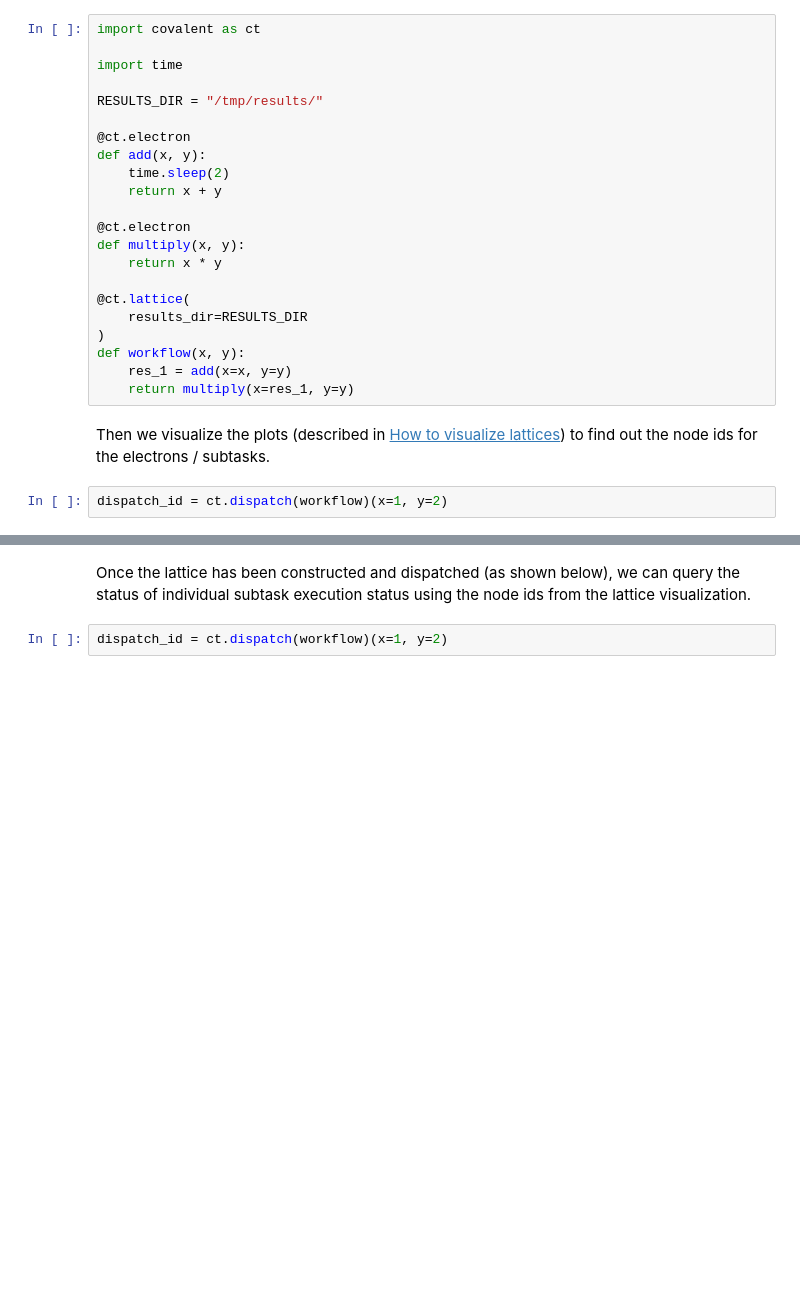
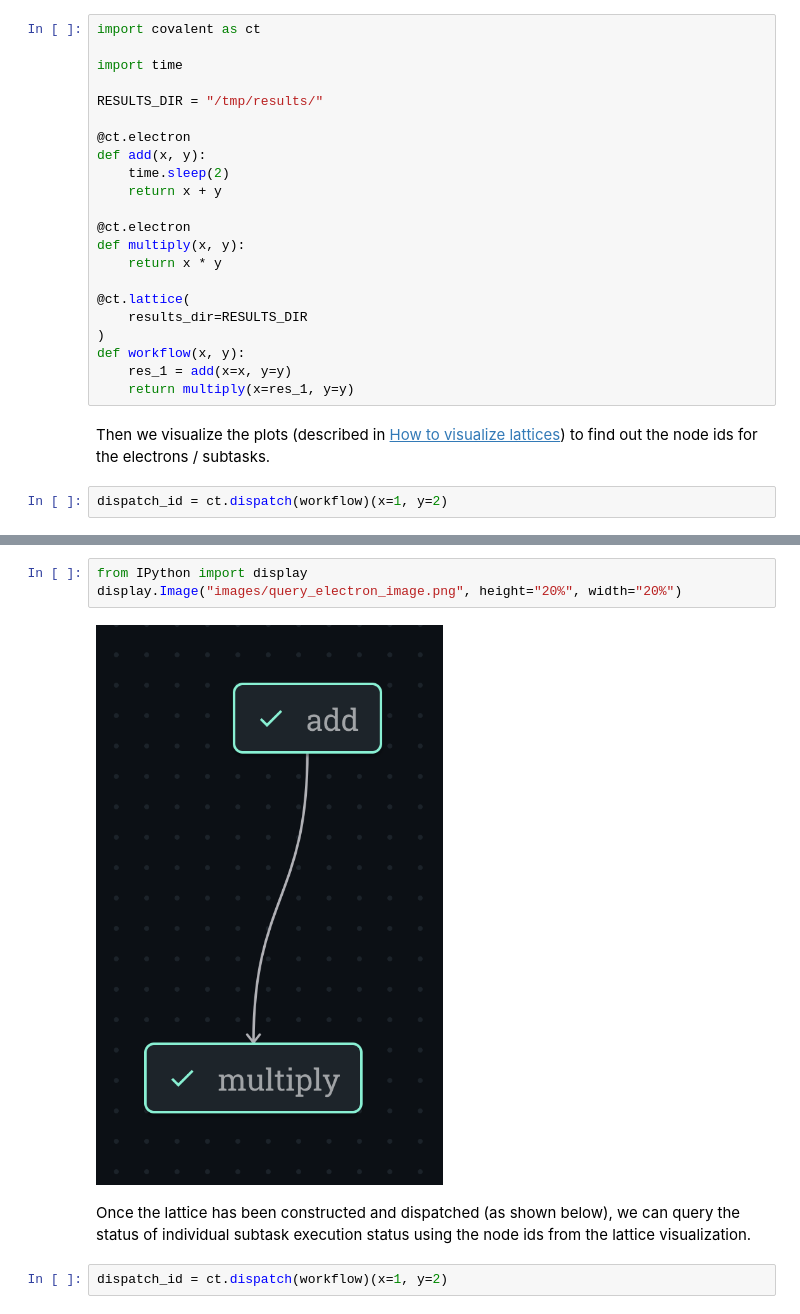
Before and after one commit to AgnostiqHQ/covalent, a Jupyter notebook: doc/source/how_to/status/query_electron_execution_status.ipynb, the cells around one changed output, grey strips where cells are left out. Saved outputs shown, nothing was run; the diff lists cells and outputs as text; blank space fills up the shorter version.

Commit message:
Fixed images in howto

```diff
--- a/doc/source/how_to/status/query_electron_execution_status.ipynb
+++ b/doc/source/how_to/status/query_electron_execution_status.ipynb
@@ -35,3 +31,8 @@ dispatch_id = ct.dispatch(workflow)(x=1, y=2)
+# %%
+from IPython import display
+display.Image("images/query_electron_image.png", height="20%", width="20%")
+# %% [output]
+[figure, added]
 # %% [markdown]
 Once the lattice has been constructed and dispatched (as shown below), we can query the status of individual subtask execution status using the node ids from the lattice visualization.
 # %%
```
Also changed, not shown: parts of 1 cell of this notebook, 1 other file.
